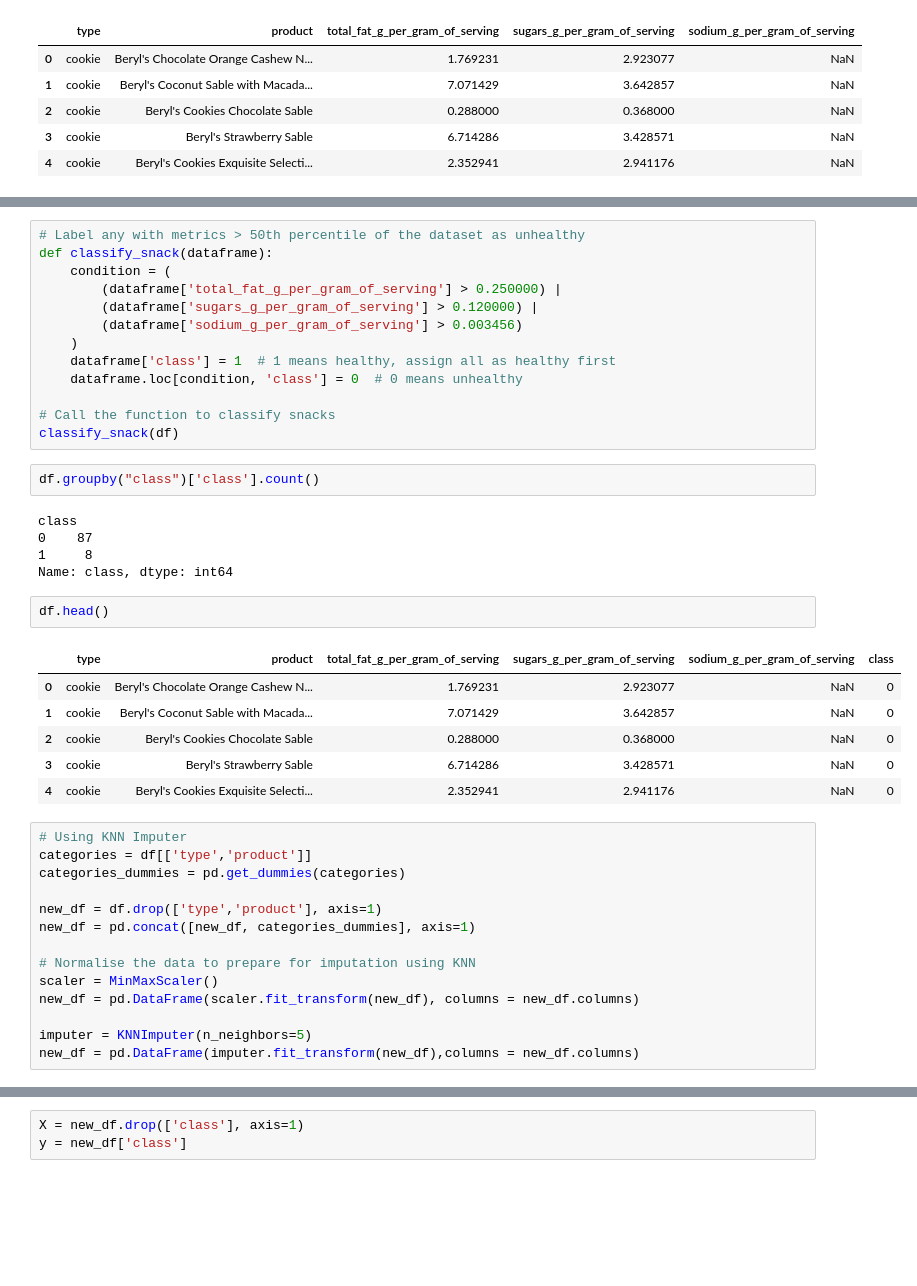
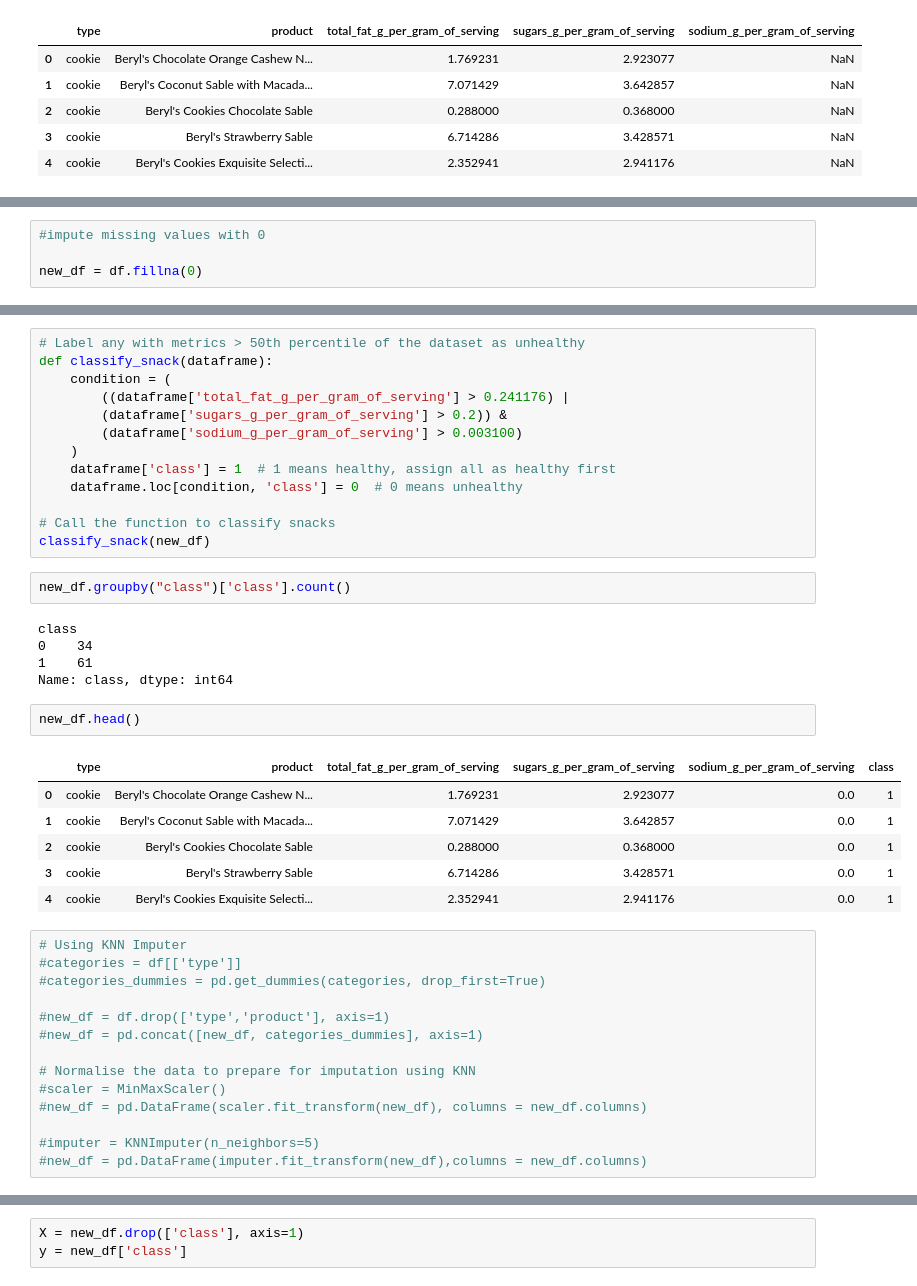
Before and after one commit to MrKiasu/GA_DSI39_Project_4, a Jupyter notebook: code/02_modelling_lc_test.ipynb, the cells around one changed output, grey strips where cells are left out. Saved outputs shown, nothing was run; the diff lists cells and outputs as text; blank space fills up the shorter version.

```diff
--- a/code/02_modelling_lc_test.ipynb
+++ b/code/02_modelling_lc_test.ipynb
@@ -36,0 +49,4 @@ df.head()
+# %%
+#impute missing values with 0
+
+new_df = df.fillna(0)
@@ -38,42 +66,42 @@ df.head()
 # Label any with metrics > 50th percentile of the dataset as unhealthy
 def classify_snack(dataframe):
     condition = (
-        (dataframe['total_fat_g_per_gram_of_serving'] > 0.250000) |
-        (dataframe['sugars_g_per_gram_of_serving'] > 0.120000) |
-        (dataframe['sodium_g_per_gram_of_serving'] > 0.003456)
+        ((dataframe['total_fat_g_per_gram_of_serving'] > 0.241176) |
+        (dataframe['sugars_g_per_gram_of_serving'] > 0.2)) &
+        (dataframe['sodium_g_per_gram_of_serving'] > 0.003100)
     )
     dataframe['class'] = 1  # 1 means healthy, assign all as healthy first
     dataframe.loc[condition, 'class'] = 0  # 0 means unhealthy
 
 # Call the function to classify snacks
-classify_snack(df)
+classify_snack(new_df)
 # %%
-df.groupby("class")['class'].count()
+new_df.groupby("class")['class'].count()
 # %% [output]
 class
-0    87
-1     8
+0    34
+1    61
 Name: class, dtype: int64
 # %%
-df.head()
+new_df.head()
 # %% [output]
 |  | type | product | total_fat_g_per_gram_of_serving | sugars_g_per_gram_of_serving | sodium_g_per_gram_of_serving | class |
-| 0 | cookie | Beryl's Chocolate Orange Cashew N... | 1.769231 | 2.923077 | NaN | 0 |
-| 1 | cookie | Beryl's Coconut Sable with Macada... | 7.071429 | 3.642857 | NaN | 0 |
-| 2 | cookie | Beryl's Cookies Chocolate Sable | 0.288000 | 0.368000 | NaN | 0 |
-| 3 | cookie | Beryl's Strawberry Sable | 6.714286 | 3.428571 | NaN | 0 |
-| 4 | cookie | Beryl's Cookies Exquisite Selecti... | 2.352941 | 2.941176 | NaN | 0 |
+| 0 | cookie | Beryl's Chocolate Orange Cashew N... | 1.769231 | 2.923077 | 0.0 | 1 |
+| 1 | cookie | Beryl's Coconut Sable with Macada... | 7.071429 | 3.642857 | 0.0 | 1 |
+| 2 | cookie | Beryl's Cookies Chocolate Sable | 0.288000 | 0.368000 | 0.0 | 1 |
+| 3 | cookie | Beryl's Strawberry Sable | 6.714286 | 3.428571 | 0.0 | 1 |
+| 4 | cookie | Beryl's Cookies Exquisite Selecti... | 2.352941 | 2.941176 | 0.0 | 1 |
 # %%
 # Using KNN Imputer
-categories = df[['type','product']]
-categories_dummies = pd.get_dummies(categories)
+#categories = df[['type']]
+#categories_dummies = pd.get_dummies(categories, drop_first=True)
 
-new_df = df.drop(['type','product'], axis=1)
-new_df = pd.concat([new_df, categories_dummies], axis=1)
+#new_df = df.drop(['type','product'], axis=1)
+#new_df = pd.concat([new_df, categories_dummies], axis=1)
 
 # Normalise the data to prepare for imputation using KNN
-scaler = MinMaxScaler()
-new_df = pd.DataFrame(scaler.fit_transform(new_df), columns = new_df.columns)
+#scaler = MinMaxScaler()
+#new_df = pd.DataFrame(scaler.fit_transform(new_df), columns = new_df.columns)
 
-imputer = KNNImputer(n_neighbors=5)
-new_df = pd.DataFrame(imputer.fit_transform(new_df),columns = new_df.columns)
+#imputer = KNNImputer(n_neighbors=5)
+#new_df = pd.DataFrame(imputer.fit_transform(new_df),columns = new_df.columns)
```
Also changed, not shown: parts of 15 cells of this notebook.
